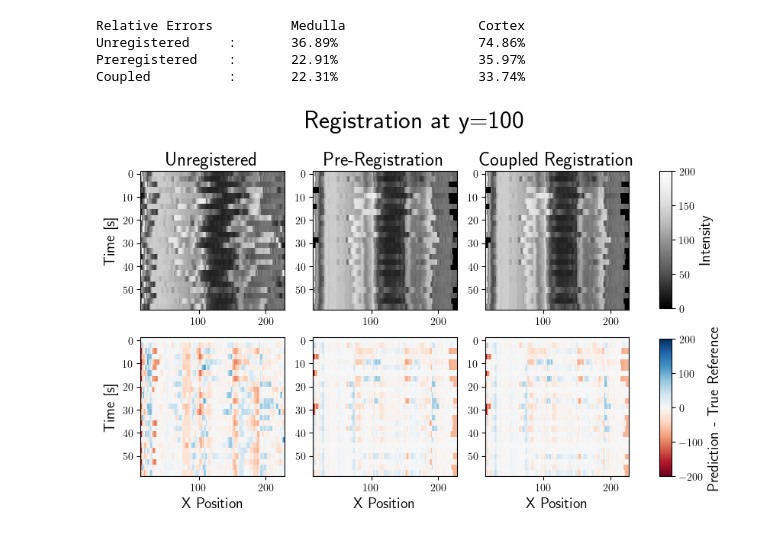
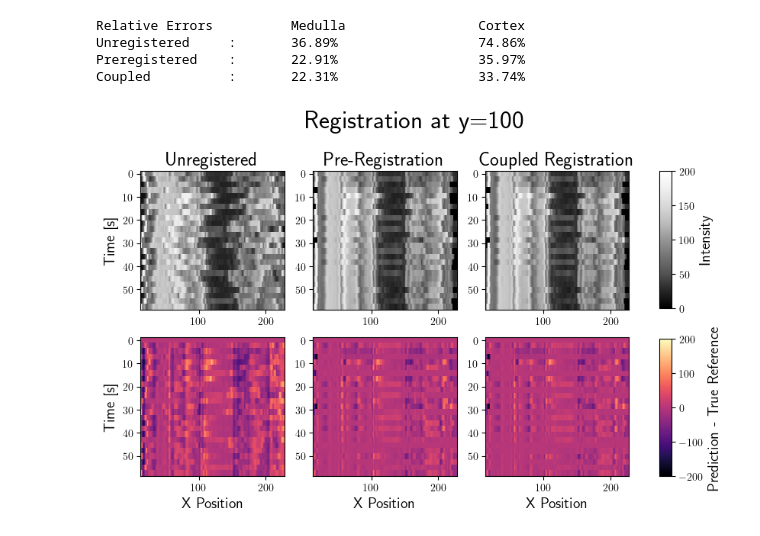
Before and after one commit to wdwatson2/ImgRegPytorchProject, a Jupyter notebook: scripts/solve_Dynamics.ipynb, the cells around one changed output. Cells and saved outputs as stored; diff of their text form; code cells hidden in the pictures.

```diff
--- a/scripts/solve_Dynamics.ipynb
+++ b/scripts/solve_Dynamics.ipynb
@@ -456,13 +456,13 @@ ax[0,0].set_title("Unregistered", fontsize = 18)
 ax[0,1].set_title("Pre-Registration", fontsize = 18)
 ax[0,2].set_title("Coupled Registration", fontsize = 18)
 
-im00 = ax[0,0].pcolor(xc_2d[:,0,0], time, d_2d[:,:,100], clim=(0,200), cmap = 'Greys_r')
-im01 =ax[0,1].pcolor(xc_2d[:,0,0], time, f_pred_prereg_2d[:,:,100], clim=(0,200), cmap = 'Greys_r')
-im02 = ax[0,2].pcolor(xc_2d[:,0,0], time, f_pred_coupled_2d[:,:,100], clim=(0,200), cmap = 'Greys_r')
+im00 = ax[0,0].pcolor(xc_2d[:,0,0], time, d_2d[:,:,100 - 20], clim=(0,200), cmap = 'Greys_r')
+im01 =ax[0,1].pcolor(xc_2d[:,0,0], time, f_pred_prereg_2d[:,:,100 - 20], clim=(0,200), cmap = 'Greys_r')
+im02 = ax[0,2].pcolor(xc_2d[:,0,0], time, f_pred_coupled_2d[:,:,100 - 20], clim=(0,200), cmap = 'Greys_r')
 
-im10 =ax[1,0].pcolor(xc_2d[:,0,0], time, d_2d[:,:,100] - f_2d[:,:,100], clim=(-200,200), cmap = 'RdBu')
-im11 = ax[1,1].pcolor(xc_2d[:,0,0], time, f_pred_prereg_2d[:,:,100] - f_2d[:,:,100], clim=(-200,200), cmap = 'RdBu')
-im12 = ax[1,2].pcolor(xc_2d[:,0,0], time, f_pred_coupled_2d[:,:,100] - f_2d[:,:,100], clim=(-200,200), cmap = 'RdBu')
+im10 =ax[1,0].pcolor(xc_2d[:,0,0], time, d_2d[:,:,100 - 20] - f_2d[:,:,100 - 20], clim=(-200,200), cmap = 'magma')
+im11 = ax[1,1].pcolor(xc_2d[:,0,0], time, f_pred_prereg_2d[:,:,100 - 20] - f_2d[:,:,100 - 20], clim=(-200,200), cmap = 'magma')
+im12 = ax[1,2].pcolor(xc_2d[:,0,0], time, f_pred_coupled_2d[:,:,100 - 20] - f_2d[:,:,100 - 20], clim=(-200,200), cmap = 'magma')
 
 im00.set_edgecolor('face')
 im01.set_edgecolor('face')
@@ -477,34 +477,35 @@ ax[1,0].set_xlabel('X Position', fontsize = 14)
 ax[1,1].set_xlabel('X Position', fontsize = 14)
 ax[1,2].set_xlabel('X Position', fontsize = 14)
 
 ax[0,0].invert_yaxis()
 ax[0,1].invert_yaxis()
 ax[0,2].invert_yaxis()
 ax[1,0].invert_yaxis()
 ax[1,1].invert_yaxis()
 ax[1,2].invert_yaxis()
 
 fig.subplots_adjust(0,0,.8,1)
 
 # Create colorbar axes
 cbar_ax1 = fig.add_axes([0.85, 0.55, 0.02, 0.45])  # x, y, width, height
 cbar_ax2 = fig.add_axes([0.85, 0.0, 0.02, 0.45])
 
 # Create colorbars in the new axes
 cbar1 = plt.colorbar(im02, cax=cbar_ax1)
 cbar2 = plt.colorbar(im12, cax=cbar_ax2)
 
 
 cbar1.set_label(label = "Intensity", fontsize = 14)
 cbar2.set_label(label = "Prediction - True Reference", fontsize = 14)
 
+
 fig.suptitle("Registration at y=100", y=1.2, x = .45, fontsize=24)
 
 plt.savefig('results/dynamics/registration_slice_horizontal.pdf', bbox_inches='tight')
 
 plt.show()
 # %% [output]
-[figure, old version]
+[figure, new version]
 # %%
 fig, ax = plt.subplots(2,3, figsize=(8,4))
 
```
Also changed, not shown: parts of 4 cells of this notebook, 3 other files.
